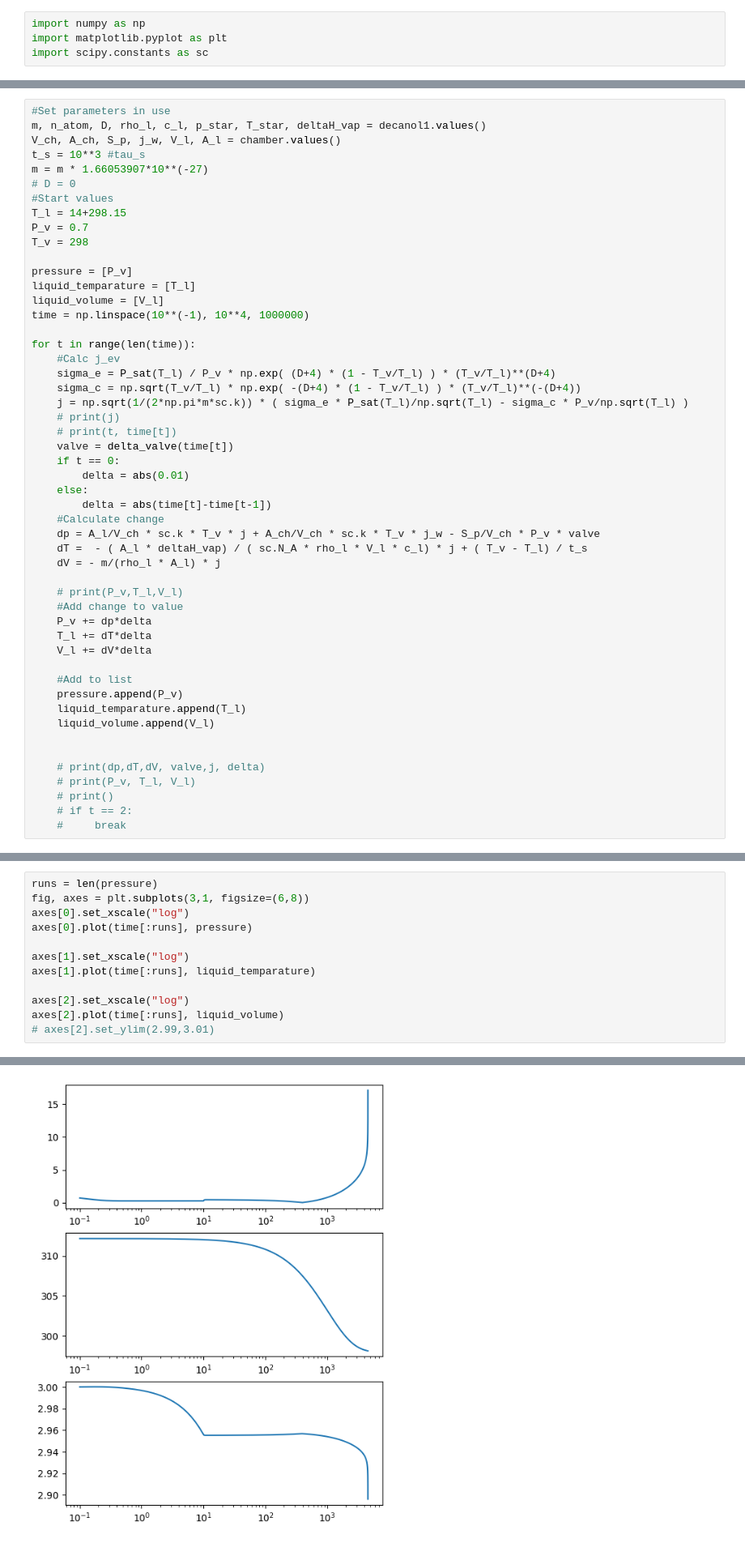
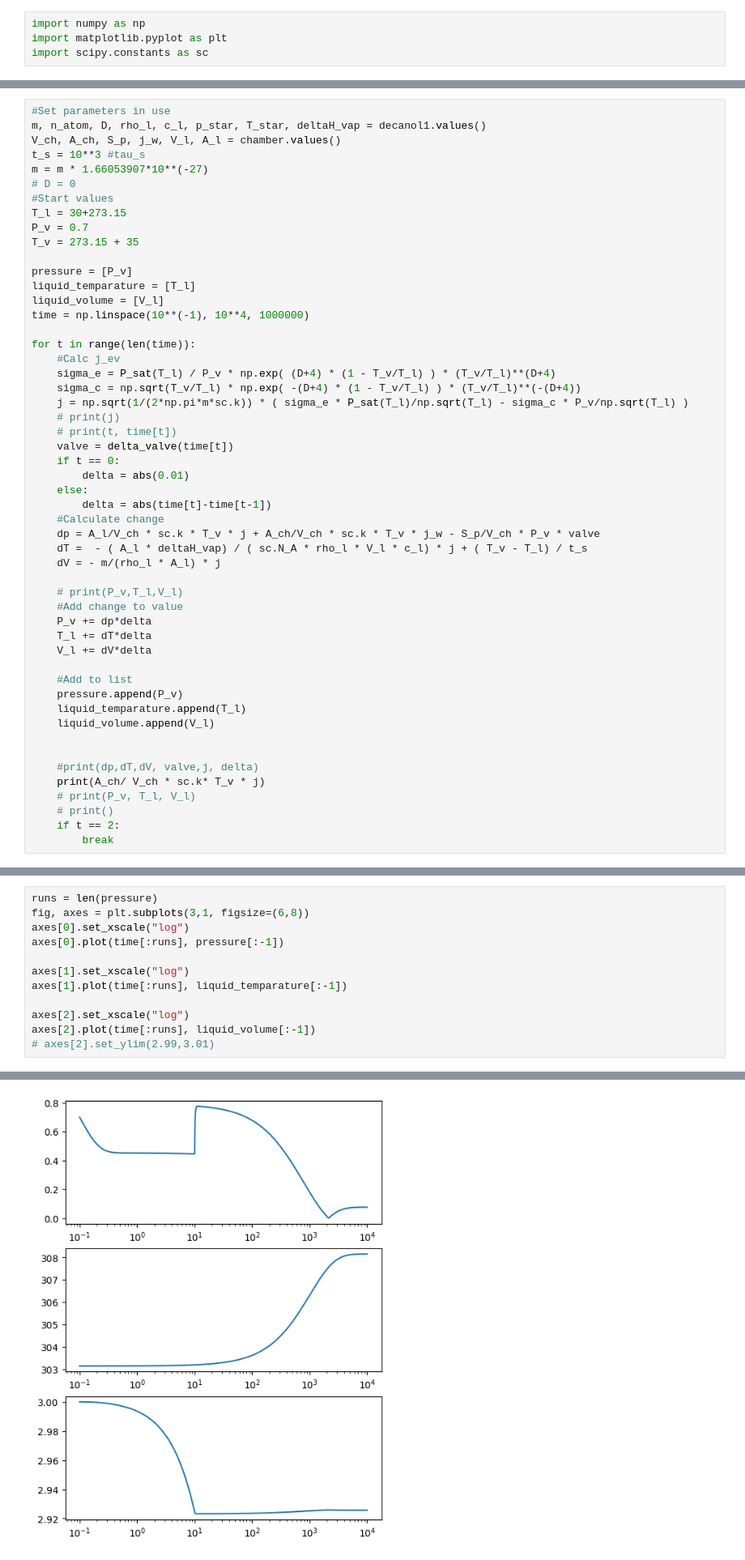
Before and after one commit to Giganten21/SVP, a Jupyter notebook: SVP.ipynb, the cells around one changed output, grey strips where cells are left out. Shown at 81% size. Cells and saved outputs as stored; diff of their text form.

```diff
--- a/SVP.ipynb
+++ b/SVP.ipynb
@@ -70,9 +70,9 @@ t_s = 10**3 #tau_s
 m = m * 1.66053907*10**(-27)
 # D = 0
 #Start values
-T_l = 14+298.15
+T_l = 30+273.15
 P_v = 0.7
-T_v = 298
+T_v = 273.15 + 35
 
 pressure = [P_v]
 liquid_temparature = [T_l]
@@ -108,9 +108,10 @@ for t in range(len(time)):
     liquid_volume.append(V_l)
 
 
-    # print(dp,dT,dV, valve,j, delta)
+    #print(dp,dT,dV, valve,j, delta)
+    print(A_ch/ V_ch * sc.k* T_v * j)
     # print(P_v, T_l, V_l)
     # print()
-    # if t == 2:
-    #     break
+    if t == 2:
+        break
 # %% [output]
@@ -118,18 +121,18 @@ ValueError: T must be bigger than T*
 # %%
 runs = len(pressure)
 fig, axes = plt.subplots(3,1, figsize=(6,8))
 axes[0].set_xscale("log")
-axes[0].plot(time[:runs], pressure)
+axes[0].plot(time[:runs], pressure[:-1])
 
 axes[1].set_xscale("log")
-axes[1].plot(time[:runs], liquid_temparature)
+axes[1].plot(time[:runs], liquid_temparature[:-1])
 
 axes[2].set_xscale("log")
-axes[2].plot(time[:runs], liquid_volume)
+axes[2].plot(time[:runs], liquid_volume[:-1])
 # axes[2].set_ylim(2.99,3.01)
 # %% [output]
 [<matplotlib.lines.Line2D at 0x...>]
-[figure, old version]
+[figure, new version]
 # %%
 liquid_volume
 # %% [output]
```
Also changed, not shown: parts of 1 cell of this notebook.
